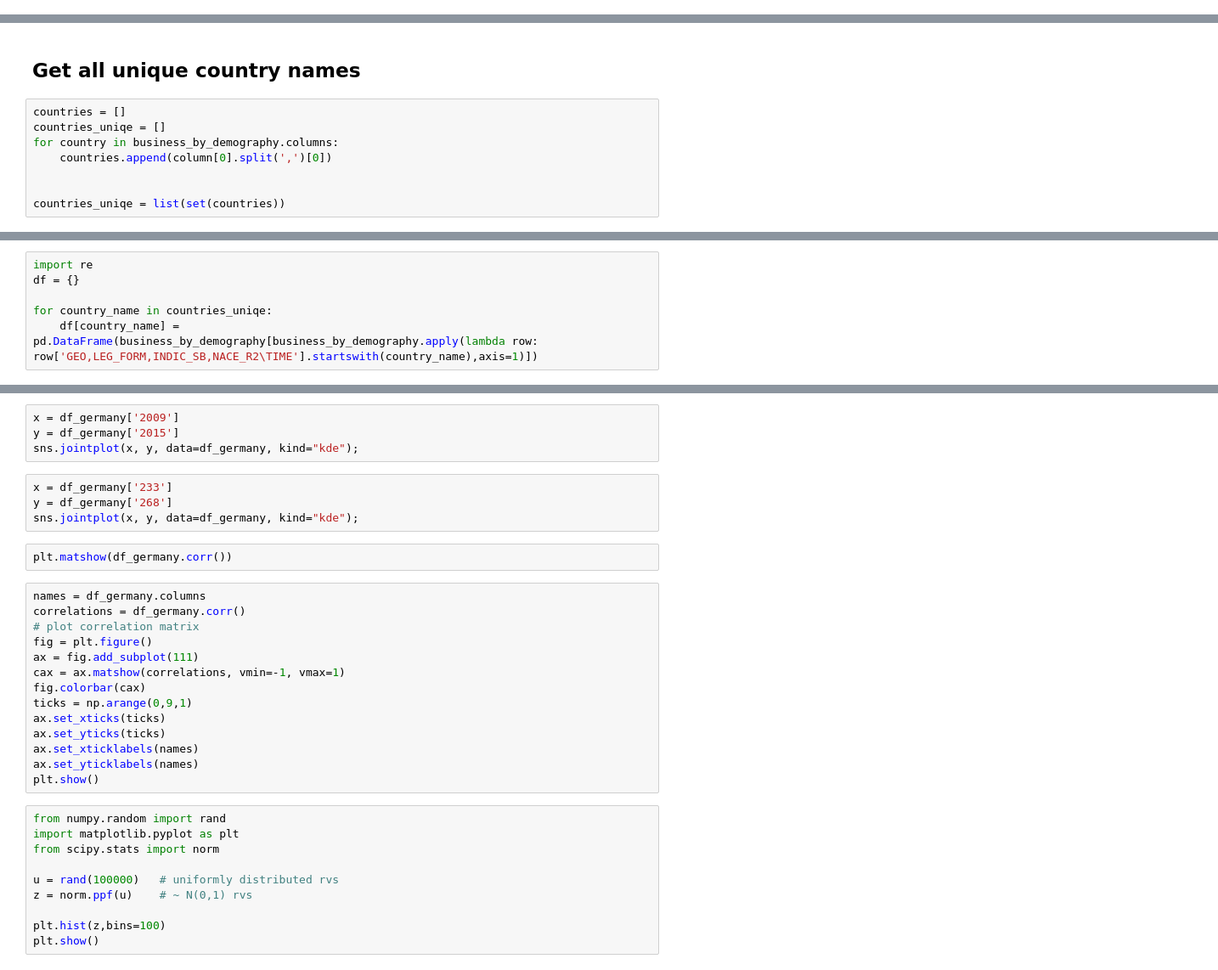
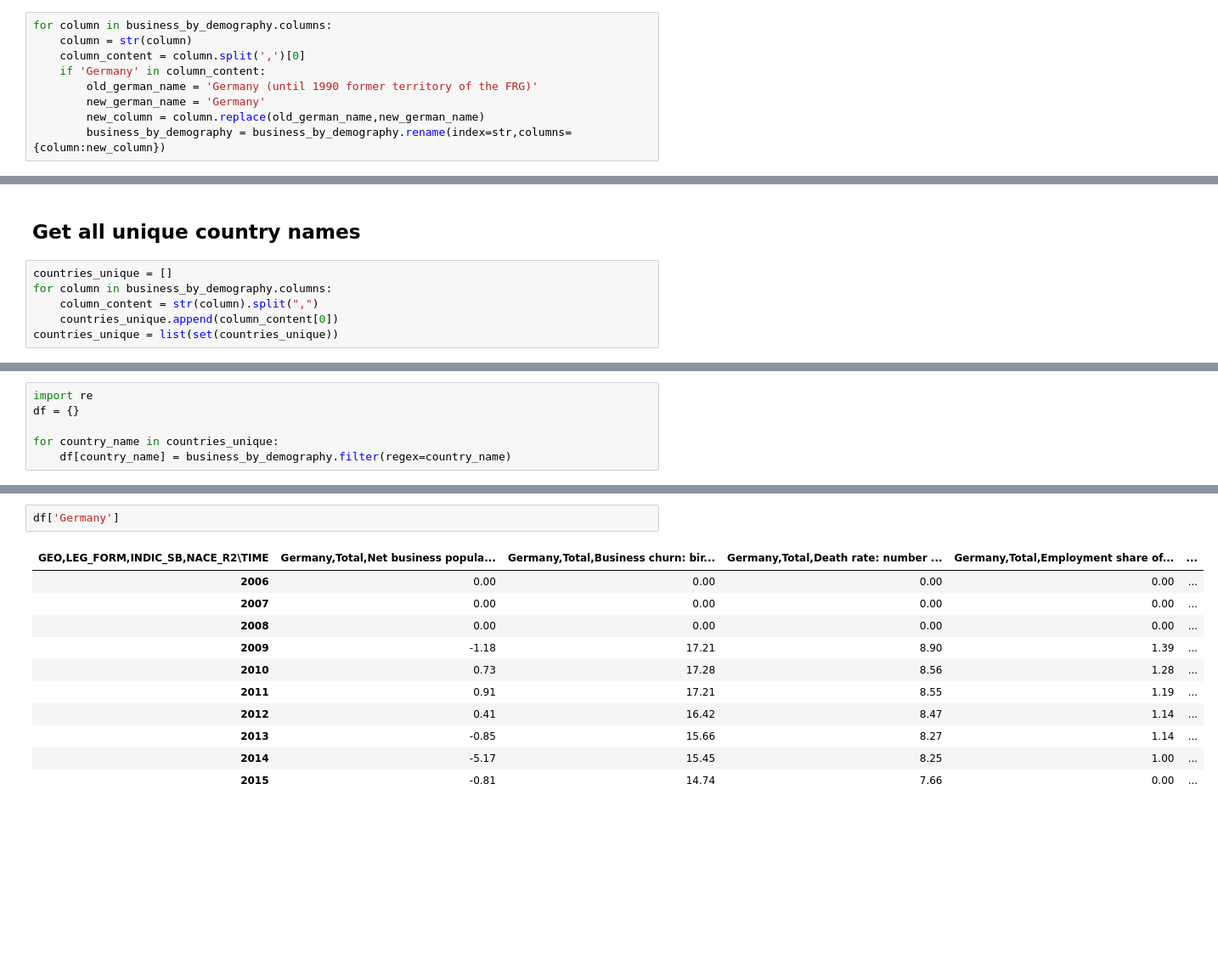
Before and after one commit to chasenberg/data_science, a Jupyter notebook: notebooks/explorer.ipynb, the cells around one changed output, grey strips where cells are left out. Shown at 85% size. Saved outputs shown, nothing was run; the diff lists cells and outputs as text; blank space fills up the shorter version.

```diff
--- a/notebooks/explorer.ipynb
+++ b/notebooks/explorer.ipynb
@@ -57,3 +59,12 @@ for column in business_by_demography.columns:
+# %%
+for column in business_by_demography.columns:
+    column = str(column)
+    column_content = column.split(',')[0]
+    if 'Germany' in column_content:
+        old_german_name = 'Germany (until 1990 former territory of the FRG)'
+        new_german_name = 'Germany'
+        new_column = column.replace(old_german_name,new_german_name)
+        business_by_demography = business_by_demography.rename(index=str,columns={column:new_column})
 # %% [markdown]
 ## Replace the colons by zeros
 # %%
@@ -79,10 +75,8 @@ business_by_demography
 # %% [markdown]
 ## Get all unique country names
 # %%
-countries = []
-countries_uniqe = []
-for country in business_by_demography.columns:
-    countries.append(column[0].split(',')[0])
-
-
-countries_uniqe = list(set(countries))
+countries_unique = []
+for column in business_by_demography.columns:
+    column_content = str(column).split(",")
+    countries_unique.append(column_content[0])
+countries_unique = list(set(countries_unique))
@@ -98,5 +104,5 @@ business_by_demography.rename(index=str, columns={"A": "a", "B": "c"})
 import re
 df = {}
 
-for country_name in countries_uniqe:
-    df[country_name] =  pd.DataFrame(business_by_demography[business_by_demography.apply(lambda row: row['GEO,LEG_FORM,INDIC_SB,NACE_R2\TIME'].startswith(country_name),axis=1)])
+for country_name in countries_unique:
+    df[country_name] = business_by_demography.filter(regex=country_name)
@@ -111,34 +109,14 @@ sns.distplot(df_germany['2012']);
-# %%
-x = df_germany['2009']
-y = df_germany['2015']
-sns.jointplot(x, y, data=df_germany, kind="kde");
-# %%
-x = df_germany['233']
-y = df_germany['268']
-sns.jointplot(x, y, data=df_germany, kind="kde");
-# %%
-plt.matshow(df_germany.corr())
-# %%
-names = df_germany.columns
-correlations = df_germany.corr()
-# plot correlation matrix
-fig = plt.figure()
-ax = fig.add_subplot(111)
-cax = ax.matshow(correlations, vmin=-1, vmax=1)
-fig.colorbar(cax)
-ticks = np.arange(0,9,1)
-ax.set_xticks(ticks)
-ax.set_yticks(ticks)
-ax.set_xticklabels(names)
-ax.set_yticklabels(names)
-plt.show()
-# %%
-from numpy.random import rand
-import matplotlib.pyplot as plt
-from scipy.stats import norm
-
-u = rand(100000)   # uniformly distributed rvs
-z = norm.ppf(u)    # ~ N(0,1) rvs
-
-plt.hist(z,bins=100)
-plt.show()
+# %%
+df['Germany']
+# %% [output]
+| GEO,LEG_FORM,INDIC_SB,NACE_R2\TIME | Germany,Total,Net business popula... | Germany,Total,Business churn: bir... | Germany,Total,Death rate: number ... | Germany,Total,Employment share of... | ... |
+| 2006 | 0.00 | 0.00 | 0.00 | 0.00 | ... |
+| 2007 | 0.00 | 0.00 | 0.00 | 0.00 | ... |
+| 2008 | 0.00 | 0.00 | 0.00 | 0.00 | ... |
+| 2009 | -1.18 | 17.21 | 8.90 | 1.39 | ... |
+| 2010 | 0.73 | 17.28 | 8.56 | 1.28 | ... |
+| 2011 | 0.91 | 17.21 | 8.55 | 1.19 | ... |
+| 2012 | 0.41 | 16.42 | 8.47 | 1.14 | ... |
+| 2013 | -0.85 | 15.66 | 8.27 | 1.14 | ... |
+| 2014 | -5.17 | 15.45 | 8.25 | 1.00 | ... |
+| 2015 | -0.81 | 14.74 | 7.66 | 0.00 | ... |
```
Also changed, not shown: parts of 9 cells of this notebook.
